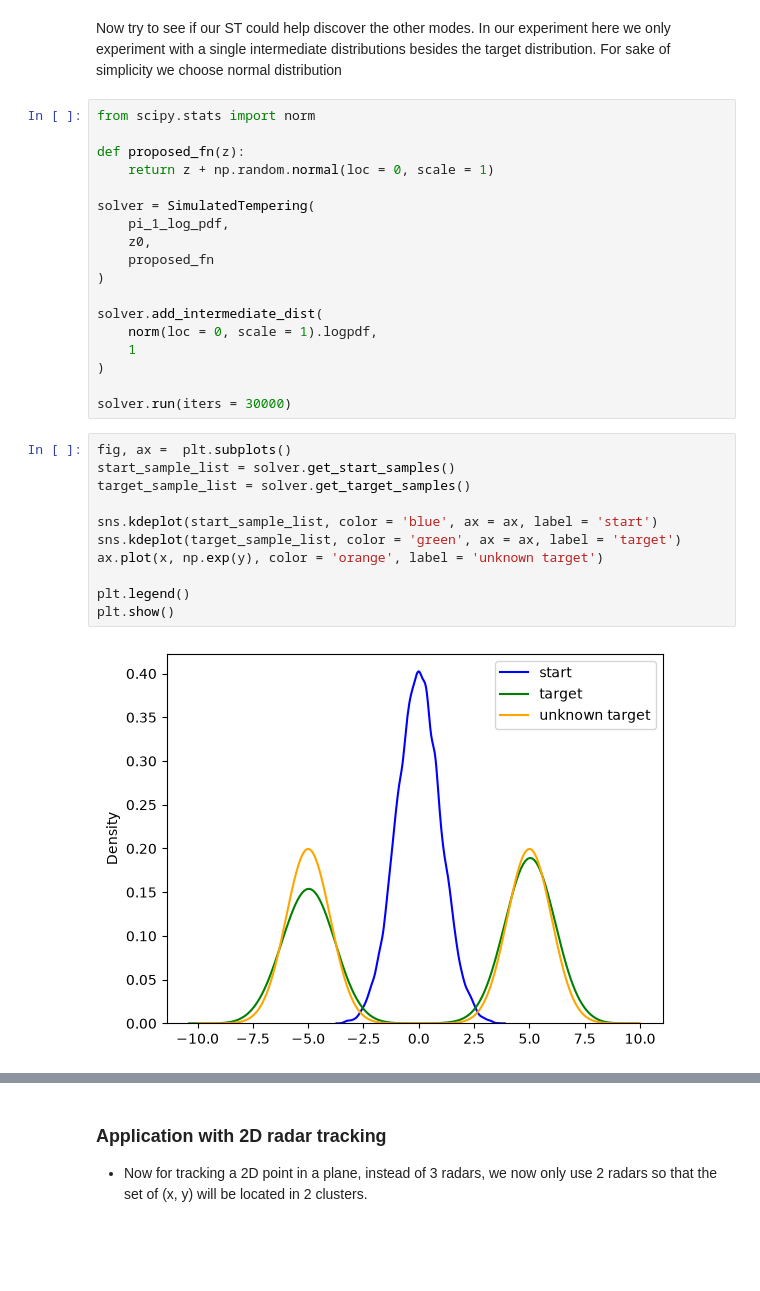
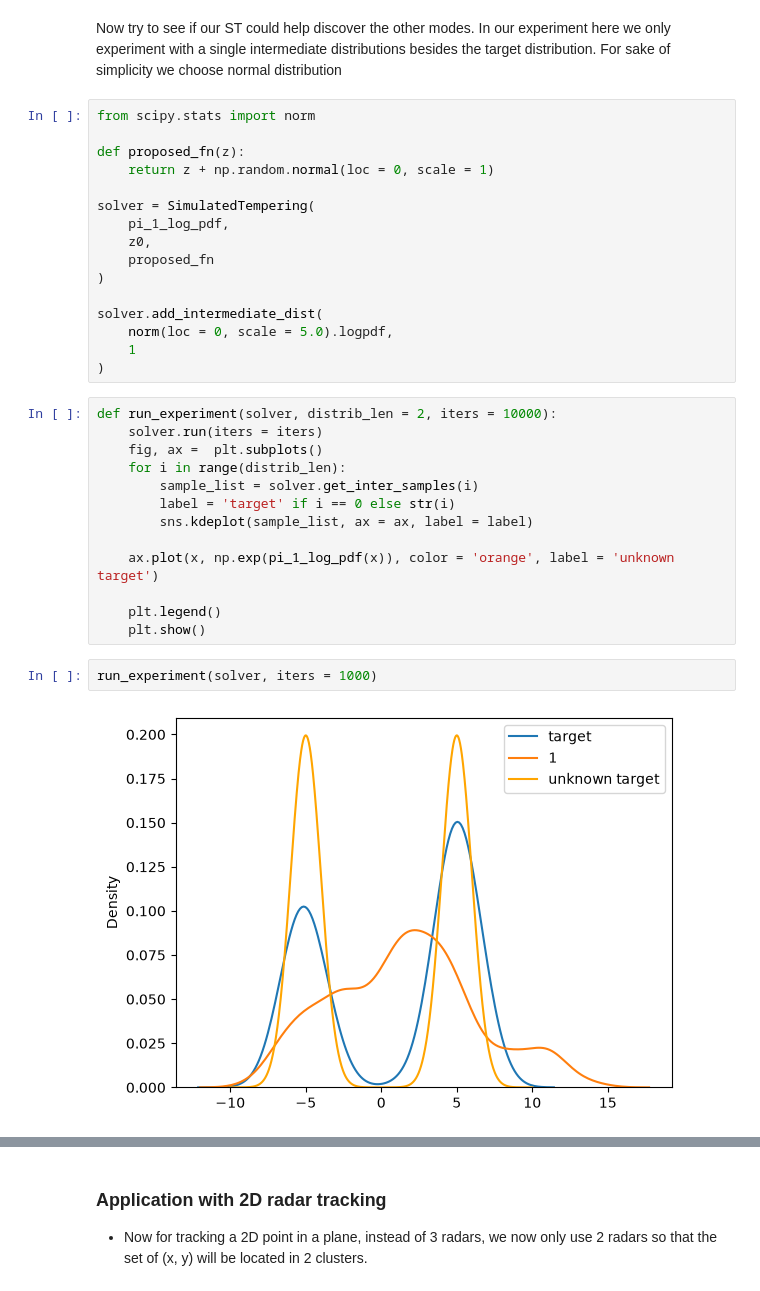
Before and after one commit to saobangmath/MiniProject-PhD-, a Jupyter notebook: MCMC/MCMC.ipynb, the cells around one changed output, grey strips where cells are left out. Saved outputs shown, nothing was run; the diff lists cells and outputs as text; blank space fills up the shorter version.

```diff
--- a/MCMC/MCMC.ipynb
+++ b/MCMC/MCMC.ipynb
@@ -324,21 +333,23 @@ solver = SimulatedTempering(
 )
 
 solver.add_intermediate_dist(
-    norm(loc = 0, scale = 1).logpdf,
+    norm(loc = 0, scale = 5.0).logpdf,
     1
 )
-
-solver.run(iters = 30000)
 # %%
-fig, ax =  plt.subplots()
-start_sample_list = solver.get_start_samples()
-target_sample_list = solver.get_target_samples()
+def run_experiment(solver, distrib_len = 2, iters = 10000):
+    solver.run(iters = iters)
+    fig, ax =  plt.subplots()
+    for i in range(distrib_len):
+        sample_list = solver.get_inter_samples(i)
+        label = 'target' if i == 0 else str(i)
+        sns.kdeplot(sample_list, ax = ax, label = label)
 
-sns.kdeplot(start_sample_list, color = 'blue', ax = ax, label = 'start')
-sns.kdeplot(target_sample_list, color = 'green', ax = ax, label = 'target')
-ax.plot(x, np.exp(y), color = 'orange', label = 'unknown target')
+    ax.plot(x, np.exp(pi_1_log_pdf(x)), color = 'orange', label = 'unknown target')
 
-plt.legend()
-plt.show()
+    plt.legend()
+    plt.show()
-# %% [output]
-[figure, removed]
+# %%
+run_experiment(solver, iters = 1000)
+# %% [output]
+[figure, added]
```
Also changed, not shown: parts of 15 cells of this notebook.
